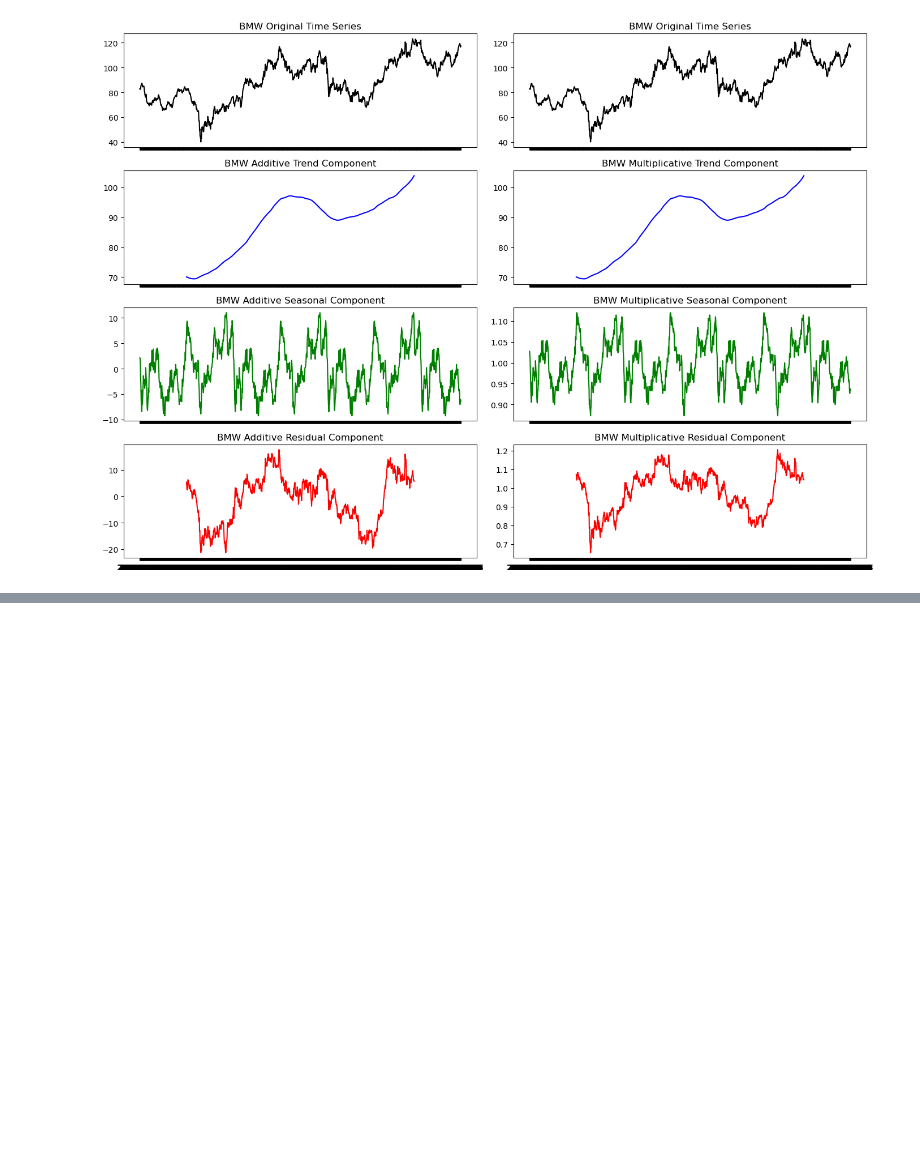
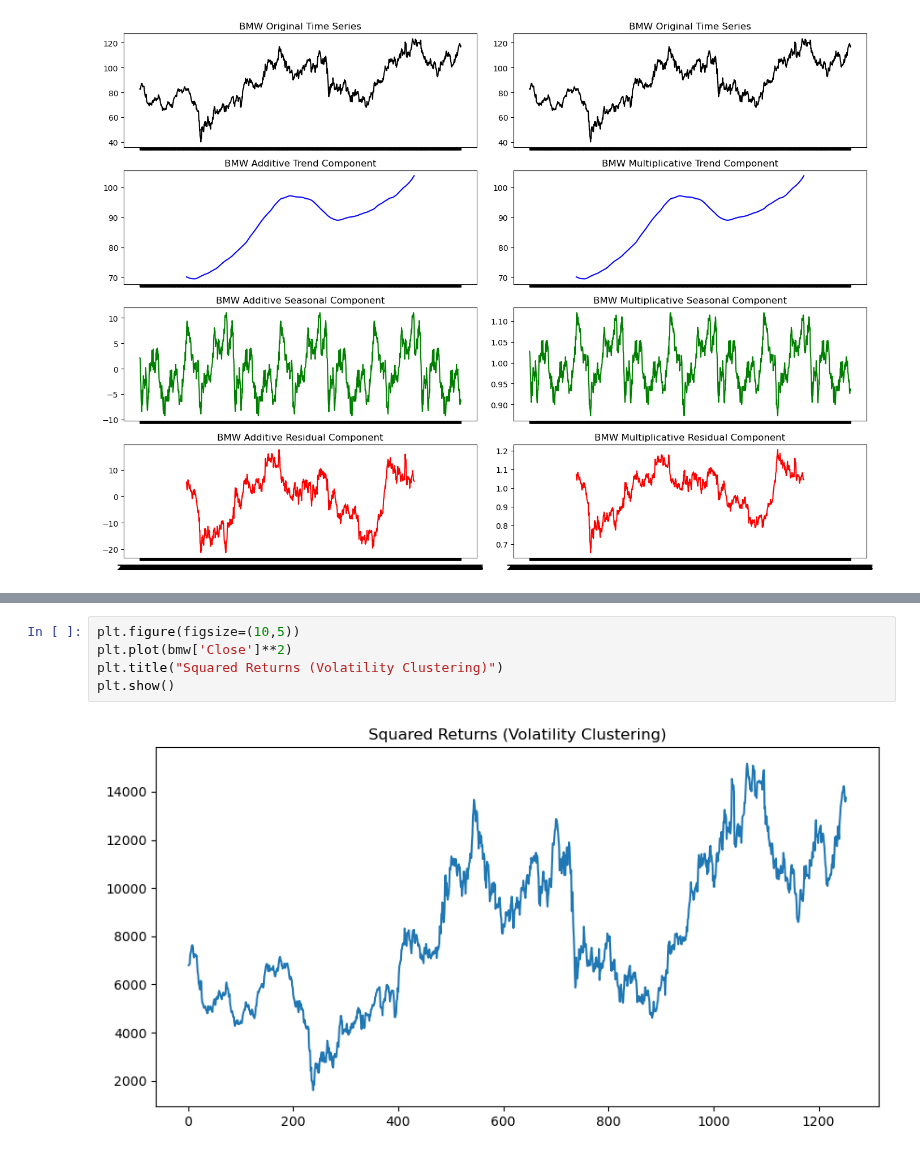
Before and after one commit to lucaluisadjei/pythongermanstocks, a Jupyter notebook: etl_v2.ipynb, the cells around one changed output, grey strips where cells are left out. Cells and saved outputs as stored; diff of their text form; blank space fills up the shorter version.

```diff
--- a/etl_v2.ipynb
+++ b/etl_v2.ipynb
@@ -236,0 +269,7 @@ plt.show()
+# %%
+plt.figure(figsize=(10,5))
+plt.plot(bmw['Close']**2)
+plt.title("Squared Returns (Volatility Clustering)")
+plt.show()
+# %% [output]
+[figure, added]
```
Also changed, not shown: parts of 13 cells of this notebook.
